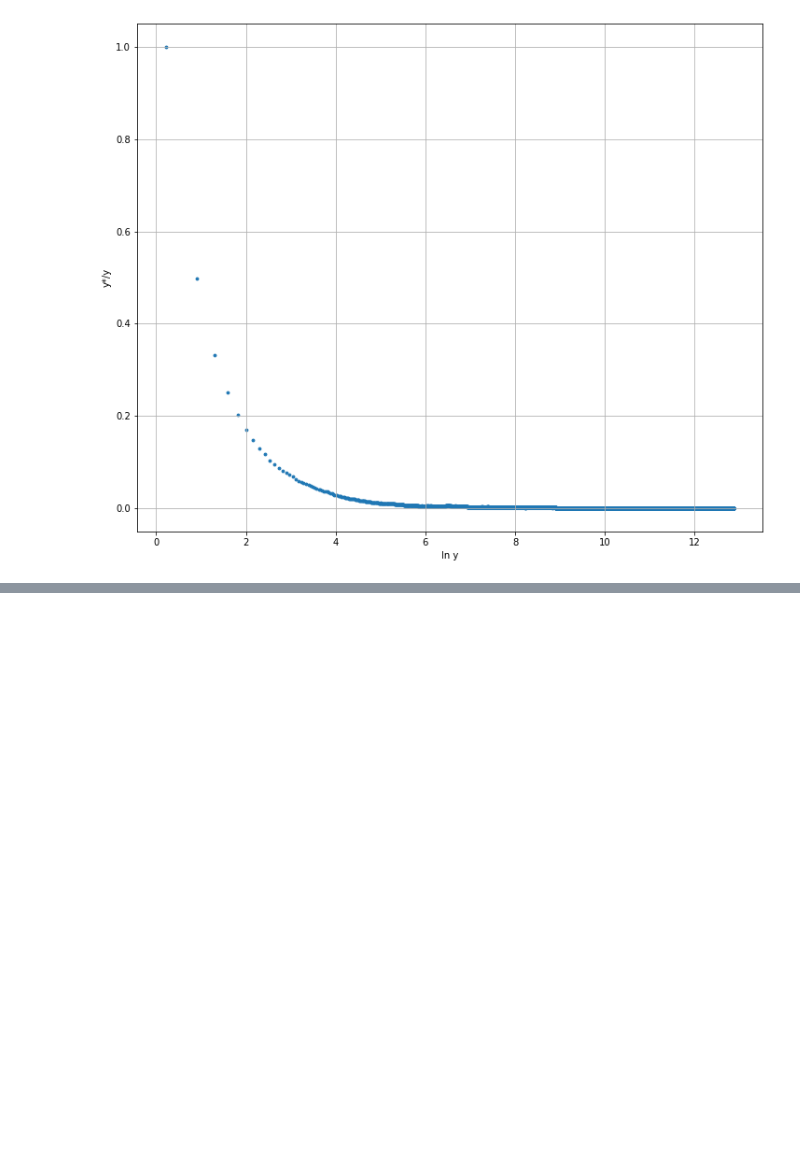
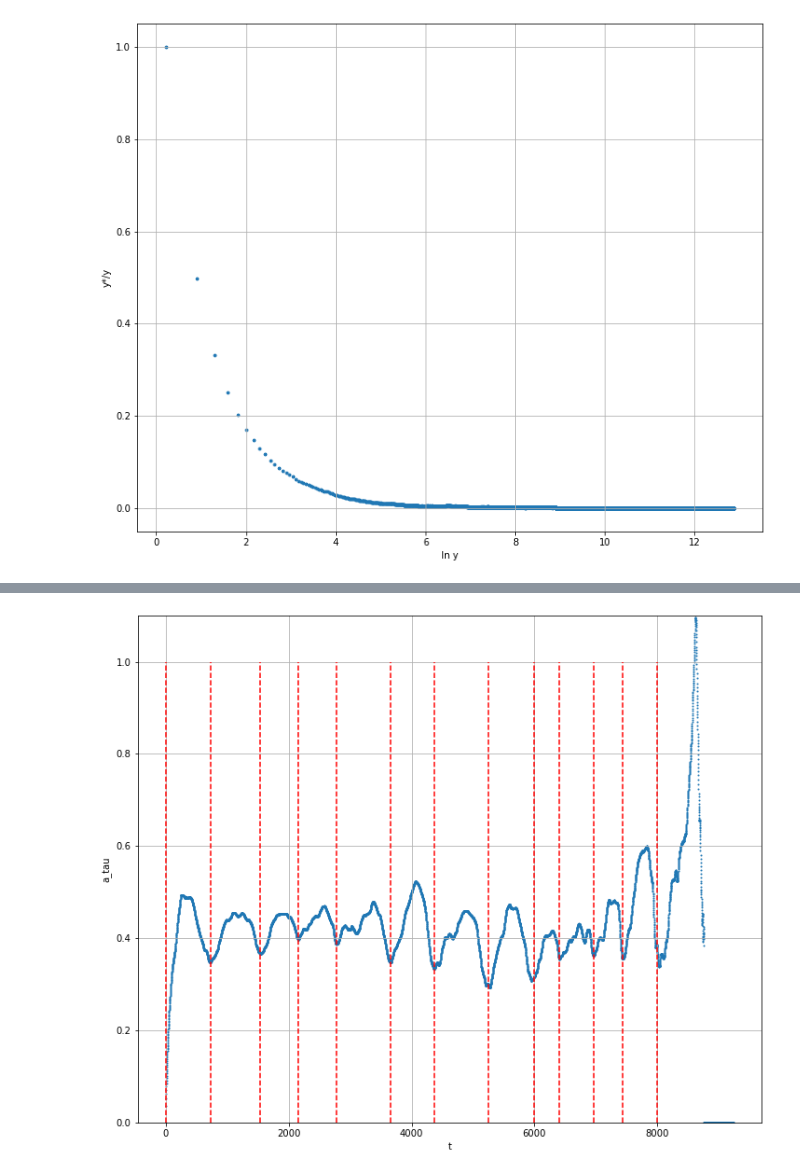
Before and after one commit to ValeriaGruzilova/-, a Jupyter notebook: Disney_analisys.ipynb, the cells around one changed output, grey strips where cells are left out. Cells and saved outputs as stored; diff of their text form; code cells hidden in the pictures; blank space fills up the shorter version.

```diff
--- a/Disney_analisys.ipynb
+++ b/Disney_analisys.ipynb
@@ -247,0 +319,38 @@ plt.ylabel('ln( ln(y_inf / y) )');
+# %%
+n = disney.shape[0]
+def get_p(delta):
+    trend = disney.reset_index()
+    a = np.array(trend.Close[:n - 2*delta])
+    b = np.array(trend.Close[2 * delta:])
+    c = np.array(trend.Close[delta:n - delta] **2)
+    p = (a*b)/c
+    return p
+
+a_tau = [0] * (n-2)
+p = get_p(delta_t)
+length = len(p)
+
+for tau in range(1, length - 2):
+    a_tau[tau] = 1 / (length - tau) * np.sum(np.abs(p[tau + 1:length] - p[1:length - tau]))
+# %%
+plt.figure(figsize=(12, 10))
+plt.scatter(disney.t.iloc[:9241], a_tau, s=1)
+plt.grid()
+plt.xlabel('t')
+plt.ylim(0, 1.1)
+plt.ylabel('a_tau')
+plt.vlines(0, 0, 1, color = 'r', linestyle='--')
+plt.vlines(723, 0, 1, color = 'r', linestyle='--')
+plt.vlines(1535, 0, 1, color = 'r', linestyle='--')
+plt.vlines(2156, 0, 1, color = 'r', linestyle='--')
+plt.vlines(2780, 0, 1, color = 'r', linestyle='--')
+plt.vlines(3660, 0, 1, color = 'r', linestyle='--')
+plt.vlines(4370, 0, 1, color = 'r', linestyle='--')
+plt.vlines(5250, 0, 1, color = 'r', linestyle='--')
+plt.vlines(6000, 0, 1, color = 'r', linestyle='--')
+plt.vlines(6405, 0, 1, color = 'r', linestyle='--')
+plt.vlines(6960, 0, 1, color = 'r', linestyle='--')
+plt.vlines(7440, 0, 1, color = 'r', linestyle='--')
+plt.vlines(8000, 0, 1, color = 'r', linestyle='--');
+# %% [output]
+[figure, added]
```
Also changed, not shown: parts of 20 cells of this notebook, 28 other files.
